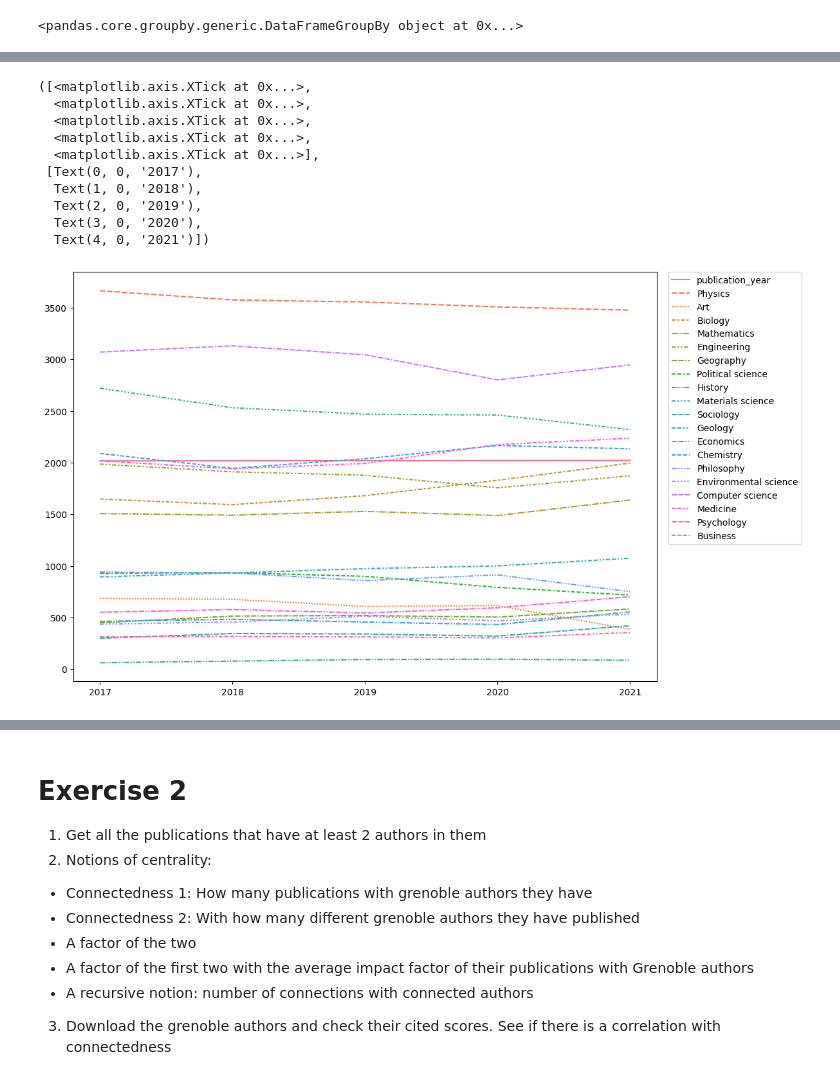
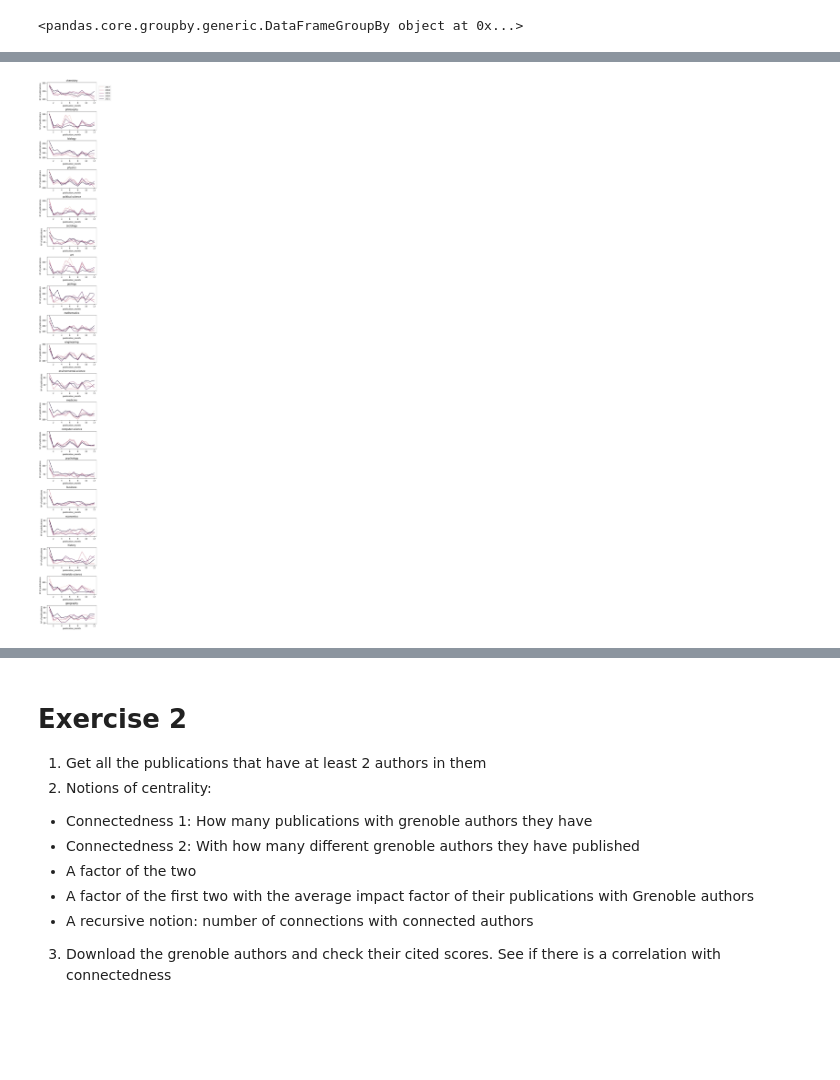
Before and after one commit to bertagrim/grenoble4research, a Jupyter notebook: grenoble4research.ipynb, the cells around one changed output, grey strips where cells are left out. Saved outputs shown, nothing was run; the diff lists cells and outputs as text; code cells hidden in the pictures; blank space fills up the shorter version.

```diff
--- a/grenoble4research.ipynb
+++ b/grenoble4research.ipynb
@@ -410 +477,35 @@ physics
+# %%
+d1 = {}
+for x in unique:
+    d1["{}".format(x)] = final[[x, "publication_year", "publication_month"]][final[x]==1]
+# %%
+d2={}
+for key, value in d1.items():
+    d2["grouped_{}".format(key)] = value.groupby(['publication_year','publication_month']).count()
+# %%
+fig, axes = plt.subplots(19, 1, figsize=(5, 40))
+fig.tight_layout(pad=3.5)
+
+for k, key in enumerate(d2):
+    if k==0:
+        ax=sns.lineplot(ax=axes[k],
+             data=d2[key],
+             x='publication_month',
+             y=key.split('_')[1],
+             hue='publication_year',
+            legend=True)
+        ax.set(ylabel='Nº of publications')
+        ax.set(title=key.split('_')[1])
+        ax.legend(loc=(1.05, 0))
+    else:
+        ax=sns.lineplot(ax=axes[k],
+             data=d2[key],
+             x='publication_month',
+             y=key.split('_')[1],
+             hue='publication_year',
+            legend=False)
+        ax.set(title=key.split('_')[1])
+        ax.set(ylabel='Nº of publications')
+# %% [output]
+[figure, added]
 # %%
@@ -422,25 +619,8 @@ plt.legend(bbox_to_anchor=(1.05, 1), loc=2);
 # %%
-pd.options.plotting.backend = 'plotly'
-# figure size in inches
-rcParams['figure.figsize'] = 11.7,8.27
-sns.lineplot(data=new_df)
-plt.legend(bbox_to_anchor=(1.02, 1), loc='upper left', borderaxespad=0)
-# g.set_xticks([1,2,3,4,5]) # <--- set the ticks first
-# g.set_xticklabels([2017,2018,2019,2020,2021])
-# plt.xticks(range(len(new_df)),['2017','2018','2019','2020','2021'])
-# sns.set(rc={"xtick.bottom" : False, "ytick.left" : True})
-# plt.xticks()
-plt.xticks([0 , 1 , 2 , 3 , 4],
-        [('2017'),('2018'),('2019'),('2020'),('2021')])
+# # figure size in inches
+# rcParams['figure.figsize'] = 11.7,8.27
+# sns.lineplot(data=new_df)
+# plt.legend(bbox_to_anchor=(1.02, 1), loc='upper left', borderaxespad=0)
+
+# plt.xticks([0 , 1 , 2 , 3 , 4],
+#         [('2017'),('2018'),('2019'),('2020'),('2021')])
-# %% [output]
-([<matplotlib.axis.XTick at 0x...>,
-  <matplotlib.axis.XTick at 0x...>,
-  <matplotlib.axis.XTick at 0x...>,
-  <matplotlib.axis.XTick at 0x...>,
-  <matplotlib.axis.XTick at 0x...>],
- [Text(0, 0, '2017'),
-  Text(1, 0, '2018'),
-  Text(2, 0, '2019'),
-  Text(3, 0, '2020'),
-  Text(4, 0, '2021')])
-[figure, removed]
```
Also changed, not shown: parts of 35 cells of this notebook.
